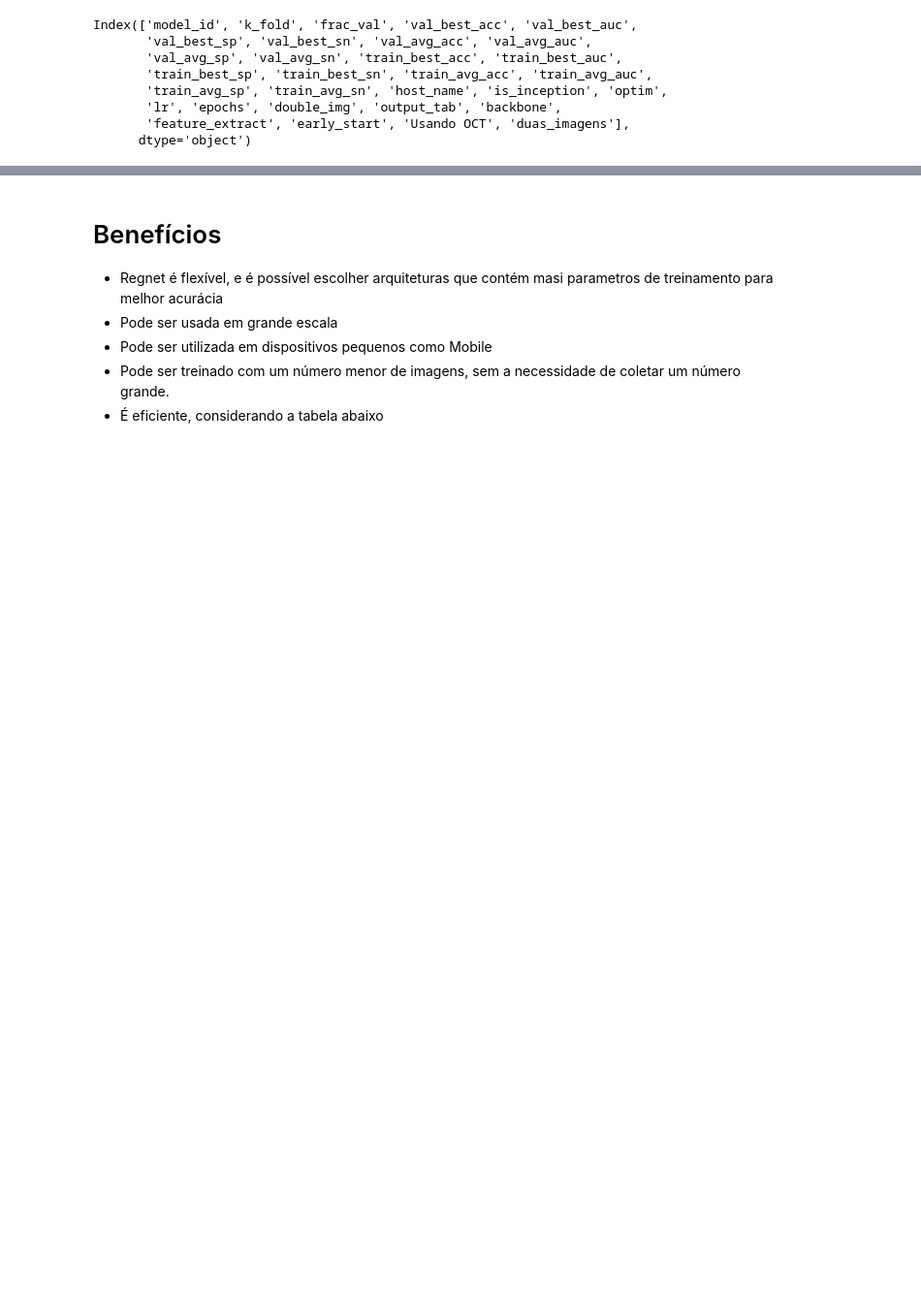
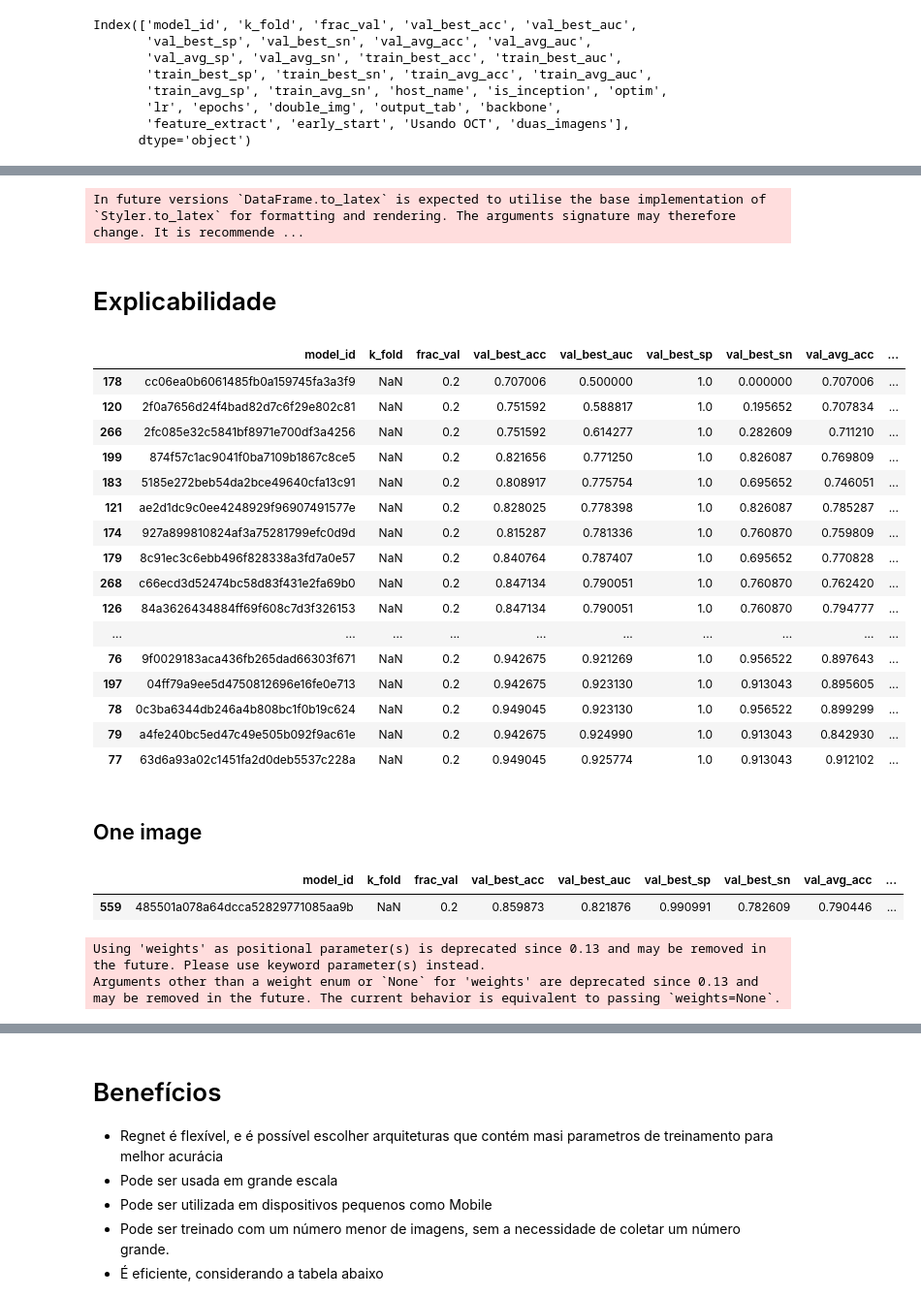
Before and after one commit to FelipeMarcelino/glaucoma, a Jupyter notebook: notebooks/results_v2.ipynb, the cells around one changed output, grey strips where cells are left out. Shown at 97% size. Cells and saved outputs as stored; diff of their text form; code cells hidden in the pictures; blank space fills up the shorter version.

```diff
--- a/notebooks/results_v2.ipynb
+++ b/notebooks/results_v2.ipynb
@@ -76,0 +210,5 @@ pyplot.xticks(rotation=90)
+# %%
+summary['rank_max_auc_oct_double'] = summary.groupby([double_img,oct_presence])["val_best_auc"].rank(ascending=False,method="first").astype(int)
+summary['rank_avg_auc_oct_double'] = summary.groupby([double_img,oct_presence])["val_avg_auc"].rank(ascending=False,method="first").astype(int)
+# %%
+summary["rank_avg"] = summary[["rank_max_auc_oct_double","rank_avg_auc_oct_double","rank_max_auc","rank_avg_auc"]].mean(axis=1)
@@ -76,0 +232,9 @@ pyplot.xticks(rotation=90)
+# %%
+latex = summary.groupby("backbone")["rank_avg"].mean().astype(int).to_frame().reset_index().to_latex(column_format="|>{\\bfseries}c|c|",
+            bold_rows=True,
+            index=False,
+            escape=True,
+            label="tab:rankingbackbone",
+            caption="Rank médio dos backbones considerando todas as arquiteturas visuais.")
+# %% [output]
+In future versions `DataFrame.to_latex` is expected to utilise the base implementation of `Styler.to_latex` for formatting and rendering. The arguments signature may therefore change. It is recommende ...
@@ -76,0 +244,2 @@ pyplot.xticks(rotation=90)
+# %% [markdown]
+# Explicabilidade
@@ -76,0 +249,22 @@ pyplot.xticks(rotation=90)
+# %%
+summary[(summary[double_img] == "Não") & (summary[oct_presence] == "Sim")].sort_values("val_best_auc")
+# %% [output]
+|  | model_id | k_fold | frac_val | val_best_acc | val_best_auc | val_best_sp | val_best_sn | val_avg_acc | ... |
+| 178 | cc06ea0b6061485fb0a159745fa3a3f9 | NaN | 0.2 | 0.707006 | 0.500000 | 1.0 | 0.000000 | 0.707006 | ... |
+| 120 | 2f0a7656d24f4bad82d7c6f29e802c81 | NaN | 0.2 | 0.751592 | 0.588817 | 1.0 | 0.195652 | 0.707834 | ... |
+| 266 | 2fc085e32c5841bf8971e700df3a4256 | NaN | 0.2 | 0.751592 | 0.614277 | 1.0 | 0.282609 | 0.711210 | ... |
+| 199 | 874f57c1ac9041f0ba7109b1867c8ce5 | NaN | 0.2 | 0.821656 | 0.771250 | 1.0 | 0.826087 | 0.769809 | ... |
+| 183 | 5185e272beb54da2bce49640cfa13c91 | NaN | 0.2 | 0.808917 | 0.775754 | 1.0 | 0.695652 | 0.746051 | ... |
+| 121 | ae2d1dc9c0ee4248929f96907491577e | NaN | 0.2 | 0.828025 | 0.778398 | 1.0 | 0.826087 | 0.785287 | ... |
+| 174 | 927a899810824af3a75281799efc0d9d | NaN | 0.2 | 0.815287 | 0.781336 | 1.0 | 0.760870 | 0.759809 | ... |
+| 179 | 8c91ec3c6ebb496f828338a3fd7a0e57 | NaN | 0.2 | 0.840764 | 0.787407 | 1.0 | 0.695652 | 0.770828 | ... |
+| 268 | c66ecd3d52474bc58d83f431e2fa69b0 | NaN | 0.2 | 0.847134 | 0.790051 | 1.0 | 0.760870 | 0.762420 | ... |
+| 126 | 84a3626434884ff69f608c7d3f326153 | NaN | 0.2 | 0.847134 | 0.790051 | 1.0 | 0.760870 | 0.794777 | ... |
+| ... | ... | ... | ... | ... | ... | ... | ... | ... | ... |
+| 76 | 9f0029183aca436fb265dad66303f671 | NaN | 0.2 | 0.942675 | 0.921269 | 1.0 | 0.956522 | 0.897643 | ... |
+| 197 | 04ff79a9ee5d4750812696e16fe0e713 | NaN | 0.2 | 0.942675 | 0.923130 | 1.0 | 0.913043 | 0.895605 | ... |
+| 78 | 0c3ba6344db246a4b808bc1f0b19c624 | NaN | 0.2 | 0.949045 | 0.923130 | 1.0 | 0.956522 | 0.899299 | ... |
+| 79 | a4fe240bc5ed47c49e505b092f9ac61e | NaN | 0.2 | 0.942675 | 0.924990 | 1.0 | 0.913043 | 0.842930 | ... |
+| 77 | 63d6a93a02c1451fa2d0deb5537c228a | NaN | 0.2 | 0.949045 | 0.925774 | 1.0 | 0.913043 | 0.912102 | ... |
+# %% [markdown]
+## One image
@@ -76,0 +274,5 @@ pyplot.xticks(rotation=90)
+# %%
+row
+# %% [output]
+|  | model_id | k_fold | frac_val | val_best_acc | val_best_auc | val_best_sp | val_best_sn | val_avg_acc | ... |
+| 559 | 485501a078a64dcca52829771085aa9b | NaN | 0.2 | 0.859873 | 0.821876 | 0.990991 | 0.782609 | 0.790446 | ... |
@@ -76,0 +285,5 @@ pyplot.xticks(rotation=90)
+# %%
+model, _ = init_model(model_name,pretrained, feature_extract, double_img_bool, output_tab, ft_size)
+# %% [output]
+Using 'weights' as positional parameter(s) is deprecated since 0.13 and may be removed in the future. Please use keyword parameter(s) instead.
+Arguments other than a weight enum or `None` for 'weights' are deprecated since 0.13 and may be removed in the future. The current behavior is equivalent to passing `weights=None`.
```
Also changed, not shown: parts of 75 cells of this notebook, 6 other files.
